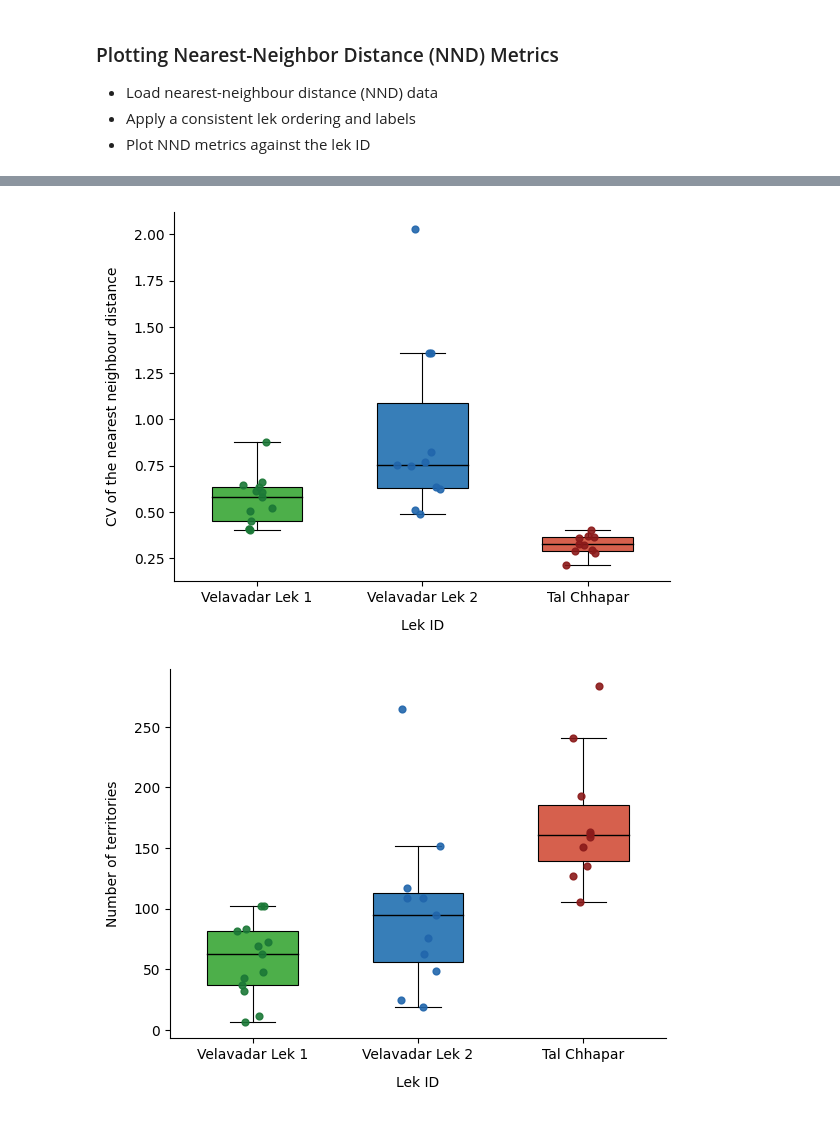
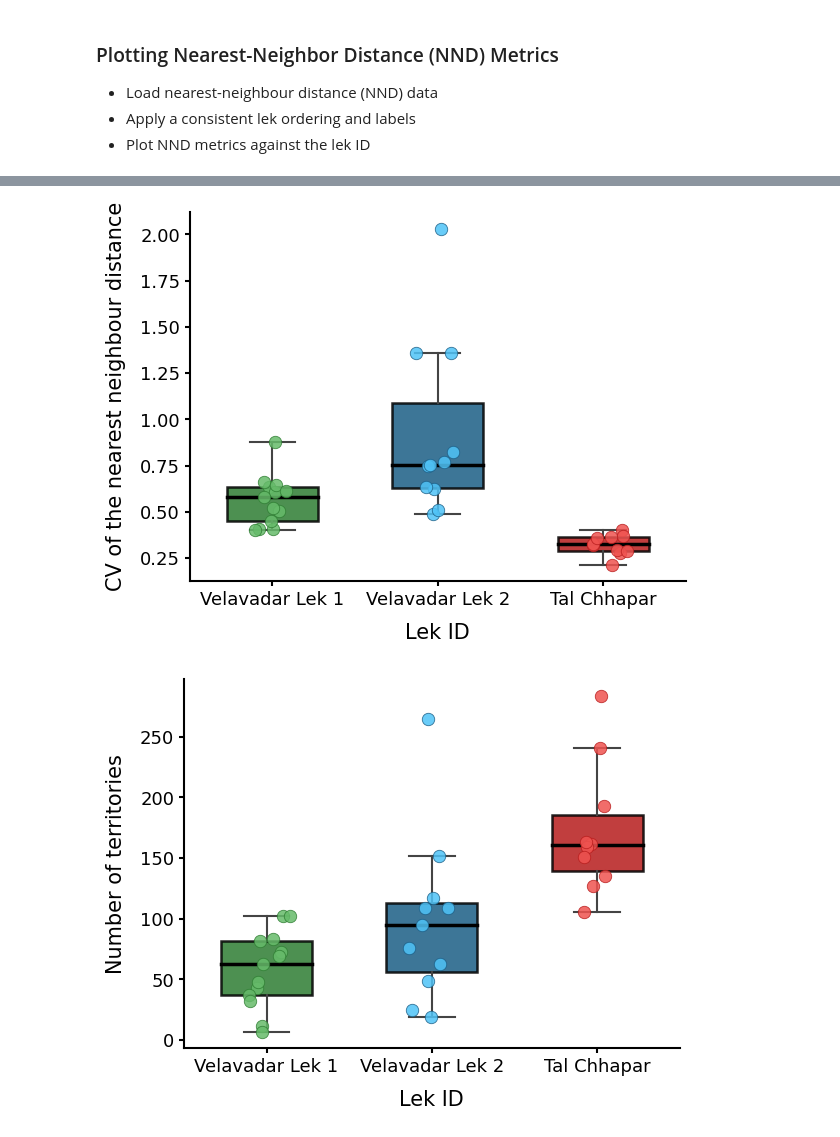
Before and after one commit to ruthviksp/territory_geometry, a Jupyter notebook: plot_nnd_metrics.ipynb, the cells around one changed output, grey strips where cells are left out. Saved outputs shown, nothing was run; the diff lists cells and outputs as text; code cells hidden in the pictures.

Commit message:
made nnd plots better looking

```diff
--- a/plot_nnd_metrics.ipynb
+++ b/plot_nnd_metrics.ipynb
@@ -30,8 +24,8 @@ lek_labels = {'Velavadar_LEK1': 'Velavadar Lek 1','Velavadar_LEK2': 'Velavadar L
 nnd_all['lek_id'] = (pd.Categorical(nnd_all['lek_id'], categories=lek_order, ordered=True).rename_categories(lek_labels))
 # %%
 ## Colour palettes (matched to R script)
-fill_cols = {'Velavadar Lek 1': '#4DAF4A', 'Velavadar Lek 2': '#377EB8', 'Tal Chhapar': '#D6604D'}
-point_cols = {'Velavadar Lek 1': '#1B7837', 'Velavadar Lek 2': '#2166AC', 'Tal Chhapar': '#8B1A1A'}
+fill_cols = {'Velavadar Lek 1': '#2E7D32', 'Velavadar Lek 2': '#1B5E85', 'Tal Chhapar': '#B71C1C'}
+point_cols = {'Velavadar Lek 1': '#66BB6A', 'Velavadar Lek 2': '#4FC3F7', 'Tal Chhapar': '#EF5350'}
 
 lek_labels = nnd_all['lek_id'].cat.categories.tolist()
 # %%
@@ -67,51 +66,64 @@ fig, ax = plt.subplots()
 data_by_lek = [nnd_all.loc[nnd_all['lek_id'] == lek, 'nnd_cv'].values for lek in lek_labels]
 
 bp = ax.boxplot(data_by_lek, positions=np.arange(len(lek_labels)), widths=0.55, patch_artist=True,
-                showfliers=False, boxprops=dict(linewidth=0.8, edgecolor='black'),
-                medianprops=dict(color="black", linewidth=1.0), whiskerprops=dict(linewidth=0.8),
-                capprops=dict(linewidth=0.8)
-)
+                showfliers=False, boxprops=dict(linewidth=1.8, edgecolor='black'),
+                medianprops=dict(color='black', linewidth=2.5), whiskerprops=dict(linewidth=1.5, color='#444444'),
+                capprops=dict(linewidth=1.5, color='#444444'))
 
 for patch, lek in zip(bp['boxes'], lek_labels):
     patch.set_facecolor(fill_cols[lek])
+    patch.set_alpha(0.85)
 
 for i, lek in enumerate(lek_labels):
     y = nnd_all.loc[nnd_all['lek_id'] == lek, 'nnd_cv'].values
     x = np.random.normal(i, 0.06, size=len(y))
-    ax.scatter(x, y, s=24, color=point_cols[lek], alpha=0.9, zorder=3)
+    ax.scatter(x, y, s=80, color=point_cols[lek], edgecolor=fill_cols[lek], linewidth=0.6, alpha=0.85, zorder=3)
 
-ax.set_xticks(np.arange(len(lek_labels)))
-ax.set_xticklabels(lek_labels)
-ax.set_xlabel('Lek ID', labelpad=10)
-ax.set_ylabel('CV of the nearest neighbour distance', labelpad=10)
 ax.spines['top'].set_visible(False)
 ax.spines['right'].set_visible(False)
+ax.spines['left'].set_linewidth(1.5)
+ax.spines['bottom'].set_linewidth(1.5)
+
+ax.tick_params(axis='both', which='major', labelsize=13, width=1.5)
+ax.set_xticklabels(lek_labels)
+ax.set_xlabel('Lek ID', fontsize=15, labelpad=10)
+ax.set_ylabel('CV of the nearest neighbour distance', fontsize=15, labelpad=10)
+
+plt.savefig(out_dir/'nnd_cv.png', dpi=300, bbox_inches='tight')
 # %% [output]
-[figure, old version]
+[figure, new version]
 # %%
 fig, ax = plt.subplots()
 
 data_by_lek = [nnd_all.loc[nnd_all['lek_id'] == lek, 'nnd_count'].values for lek in lek_labels]
 
 bp = ax.boxplot(data_by_lek, positions=np.arange(len(lek_labels)), widths=0.55, patch_artist=True,
-                showfliers=False, boxprops=dict(linewidth=0.8, edgecolor='black'),
-                medianprops=dict(color="black", linewidth=1.0), whiskerprops=dict(linewidth=0.8),
-                capprops=dict(linewidth=0.8)
-)
+                showfliers=False, boxprops=dict(linewidth=1.8),
+                medianprops=dict(color='black', linewidth=2.5), whiskerprops=dict(linewidth=1.5, color='#444444'),
+                capprops=dict(linewidth=1.5, color='#444444'))
 
 for patch, lek in zip(bp['boxes'], lek_labels):
     patch.set_facecolor(fill_cols[lek])
+    patch.set_alpha(0.85)
 
 for i, lek in enumerate(lek_labels):
     y = nnd_all.loc[nnd_all['lek_id'] == lek, 'nnd_count'].values
     x = np.random.normal(i, 0.06, size=len(y))
-    ax.scatter(x, y, s=24, color=point_cols[lek], alpha=0.9, zorder=3)
+    ax.scatter(x, y, s=80, color=point_cols[lek], edgecolor=fill_cols[lek], linewidth=0.6, alpha=0.85, zorder=3)
 
-ax.set_xticks(np.arange(len(lek_labels)))
-ax.set_xticklabels(lek_labels)
-ax.set_xlabel('Lek ID', labelpad=10)
-ax.set_ylabel('Number of territories', labelpad=10)
+
+
 ax.spines['top'].set_visible(False)
 ax.spines['right'].set_visible(False)
+ax.spines['left'].set_linewidth(1.5)
+ax.spines['bottom'].set_linewidth(1.5)
+
+ax.tick_params(axis='both', which='major', labelsize=13, width=1.5)
+ax.set_xticklabels(lek_labels)
+ax.set_xlabel('Lek ID', fontsize=15, labelpad=10)
+ax.set_ylabel('Number of territories', fontsize=15, labelpad=10)
+
+
+plt.savefig(out_dir/'territory_count.png', dpi=300, bbox_inches='tight')
 # %% [output]
-[figure, old version]
+[figure, new version]
```
Also changed, not shown: parts of 2 cells of this notebook, 1 other file.
